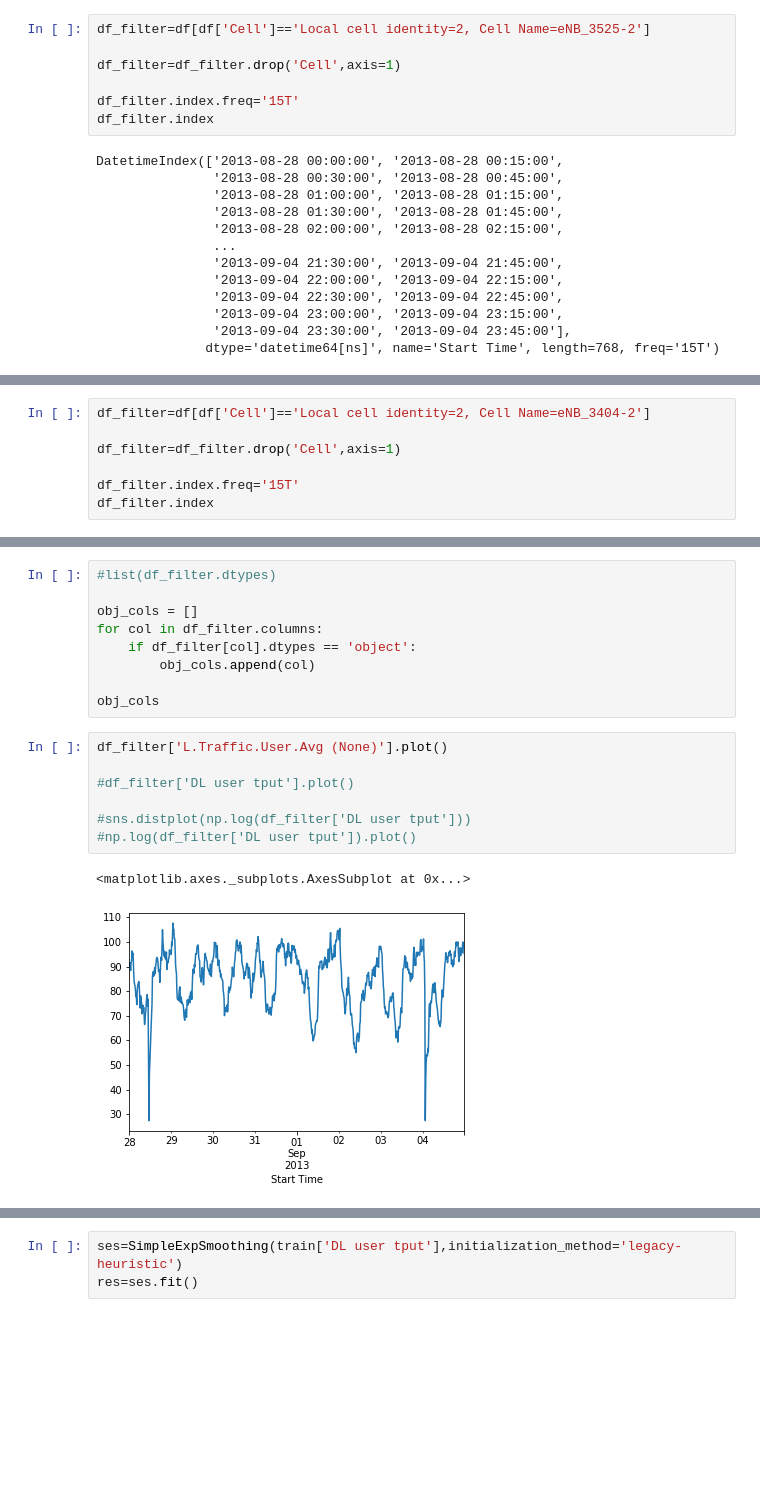
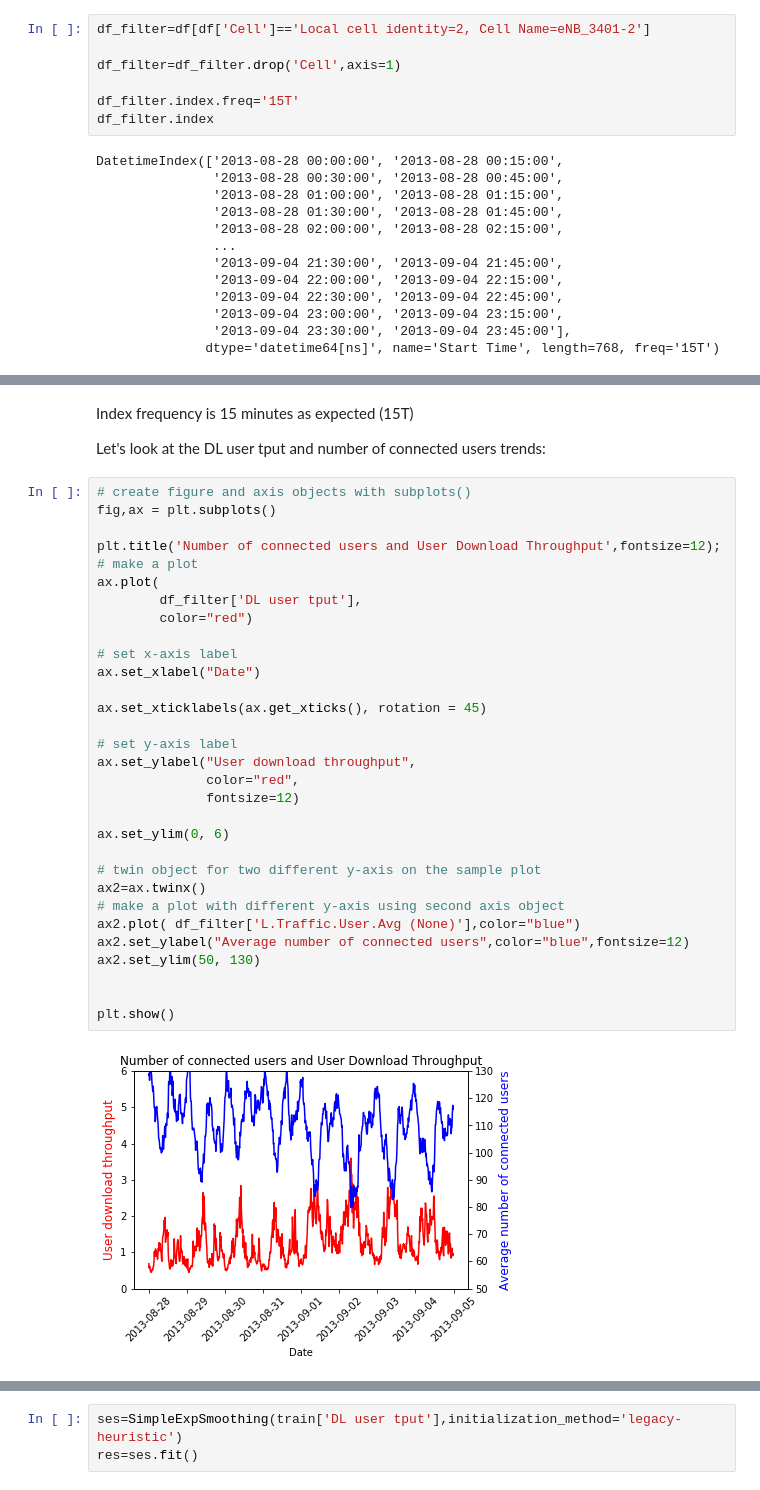
Before and after one commit to athalji/Timeseries_Forecasting_AWS, a Jupyter notebook: ETS_forecasting_methods.ipynb, the cells around one changed output, grey strips where cells are left out. Cells and saved outputs as stored; diff of their text form; blank space fills up the shorter version.

```diff
--- a/ETS_forecasting_methods.ipynb
+++ b/ETS_forecasting_methods.ipynb
@@ -68,5 +78,5 @@ mean_users.sort_values('L.Traffic.User.Avg (None)', ascending=False).head(20)
 # %%
-df_filter=df[df['Cell']=='Local cell identity=2, Cell Name=eNB_3525-2']
+df_filter=df[df['Cell']=='Local cell identity=2, Cell Name=eNB_3401-2']
 
 df_filter=df_filter.drop('Cell',axis=1)
 
@@ -110,7 +97,0 @@ mean_users.sort_values('L.Traffic.User.Avg (None)', ascending=False)
-# %%
-df_filter=df[df['Cell']=='Local cell identity=2, Cell Name=eNB_3404-2']
-
-df_filter=df_filter.drop('Cell',axis=1)
-
-df_filter.index.freq='15T'
-df_filter.index
@@ -130,19 +98,37 @@ DatetimeIndex(['2013-08-28 00:00:00', '2013-08-28 00:15:00',
-# %%
-#list(df_filter.dtypes)
-
-obj_cols = []
-for col in df_filter.columns:
-    if df_filter[col].dtypes == 'object':
-        obj_cols.append(col)
-
-obj_cols
-# %%
-df_filter['L.Traffic.User.Avg (None)'].plot()
-
-#df_filter['DL user tput'].plot()
-
-#sns.distplot(np.log(df_filter['DL user tput']))
-#np.log(df_filter['DL user tput']).plot()
-# %% [output]
-<matplotlib.axes._subplots.AxesSubplot at 0x...>
-[figure, removed]
+# %% [markdown]
+Index frequency is 15 minutes as expected (15T)
+
+Let's look at the DL user tput and number of connected users trends:
+# %%
+# create figure and axis objects with subplots()
+fig,ax = plt.subplots()
+
+plt.title('Number of connected users and User Download Throughput',fontsize=12);
+# make a plot
+ax.plot(
+        df_filter['DL user tput'],
+        color="red")
+
+# set x-axis label
+ax.set_xlabel("Date")
+
+ax.set_xticklabels(ax.get_xticks(), rotation = 45)
+
+# set y-axis label
+ax.set_ylabel("User download throughput",
+              color="red",
+              fontsize=12)
+
+ax.set_ylim(0, 6)
+
+# twin object for two different y-axis on the sample plot
+ax2=ax.twinx()
+# make a plot with different y-axis using second axis object
+ax2.plot( df_filter['L.Traffic.User.Avg (None)'],color="blue")
+ax2.set_ylabel("Average number of connected users",color="blue",fontsize=12)
+ax2.set_ylim(50, 130)
+
+
+plt.show()
+# %% [output]
+[figure, added]
```
Also changed, not shown: parts of 55 cells of this notebook.
